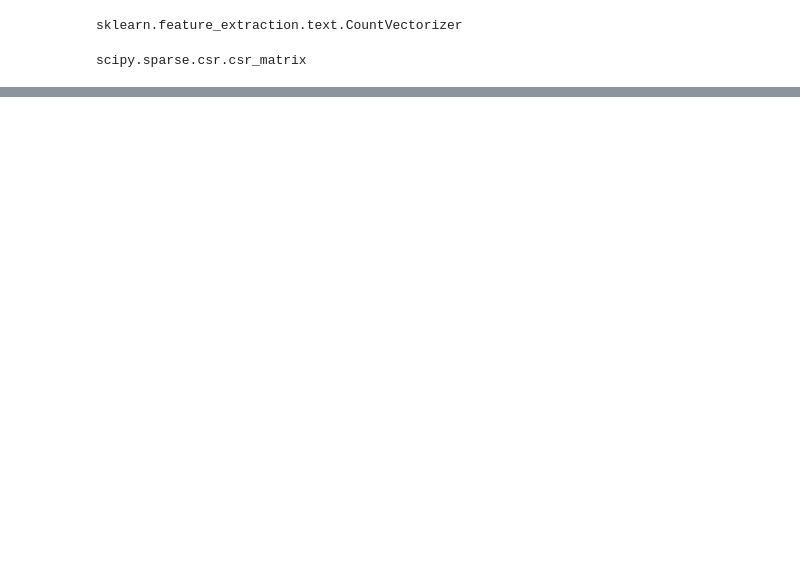
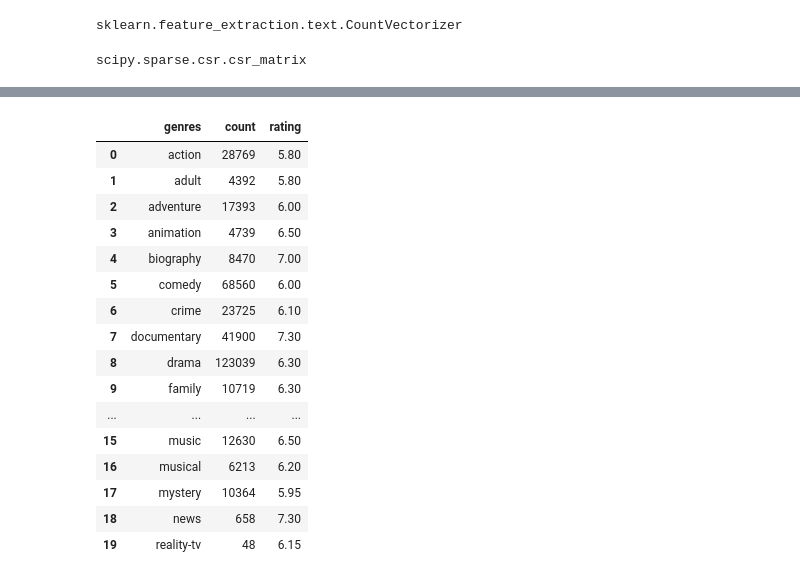
Before and after one commit to leosilvalg/projeto_analise_exploratoria, a Jupyter notebook: Projeto-Analise-Exploratoria-de-Dados.ipynb, the cells around one changed output, grey strips where cells are left out. Cells and saved outputs as stored; diff of their text form; code cells hidden in the pictures; blank space fills up the shorter version.

```diff
--- a/Projeto-Analise-Exploratoria-de-Dados.ipynb
+++ b/Projeto-Analise-Exploratoria-de-Dados.ipynb
@@ -300,0 +360,16 @@ plt.show
+# %%
+generos_count = []
+generos_ratings = []
+# %%
+for item in generos_unicos:
+
+    # contagem de filmes por generos
+    consulta = 'SELECT COUNT(rating) FROM ratings JOIN titles ON ratings.title_id = titles.title_id WHERE genres LIKE '+ '\''+'%'+item+'%'+'\' AND type=\'movie\''
+    resultado = pd.read_sql_query(consulta, conn)
+    # print(resultado.values[0][0])
+    generos_count.append(resultado.values[0][0])
+
+    #  # Avaliação de filmes por generos
+    # consulta = 'SELECT rating FROM ratings JOIN titles ON ratings.title_id = titles.title_id WHERE genres LIKE '+ '\''+'%'+item+'%'+'\' AND type=\'movie\''
+    # resultado = pd.read_sql_query(consulta, conn)
+    # generos_ratings.append(np.median(resultado['rating']))
@@ -300,0 +394,20 @@ plt.show
+# %%
+df_generos_ratings.head(20)
+# %% [output]
+|  | genres | count | rating |
+| 0 | action | 28769 | 5.80 |
+| 1 | adult | 4392 | 5.80 |
+| 2 | adventure | 17393 | 6.00 |
+| 3 | animation | 4739 | 6.50 |
+| 4 | biography | 8470 | 7.00 |
+| 5 | comedy | 68560 | 6.00 |
+| 6 | crime | 23725 | 6.10 |
+| 7 | documentary | 41900 | 7.30 |
+| 8 | drama | 123039 | 6.30 |
+| 9 | family | 10719 | 6.30 |
+| ... | ... | ... | ... |
+| 15 | music | 12630 | 6.50 |
+| 16 | musical | 6213 | 6.20 |
+| 17 | mystery | 10364 | 5.95 |
+| 18 | news | 658 | 7.30 |
+| 19 | reality-tv | 48 | 6.15 |
```
Also changed, not shown: parts of 27 cells of this notebook, 1 other file.
